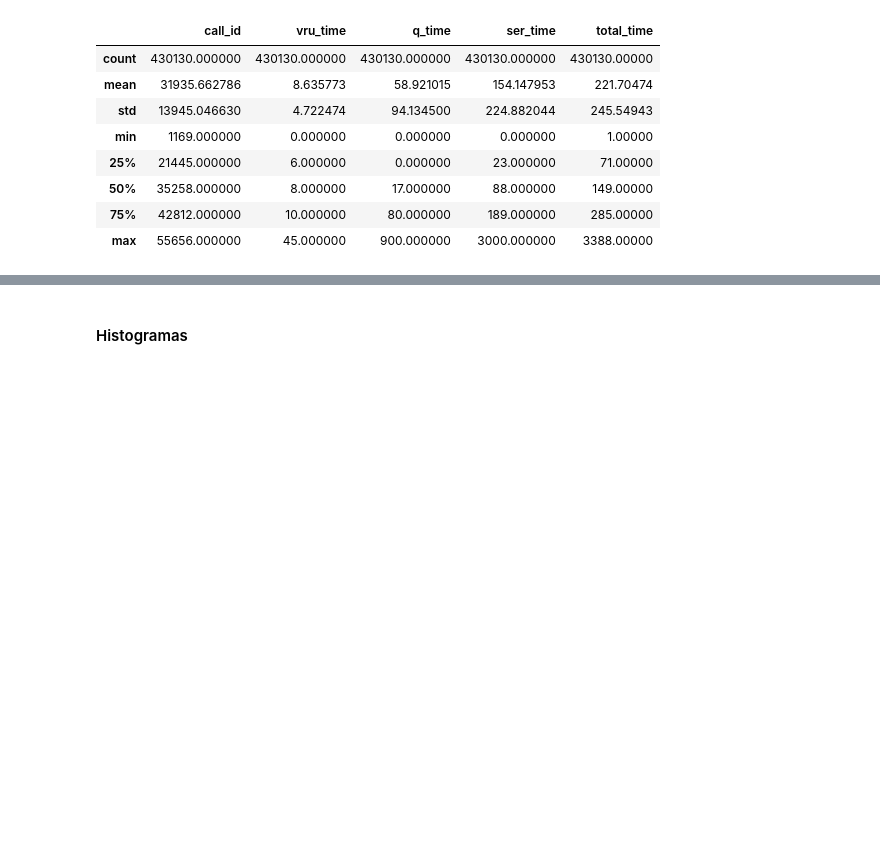
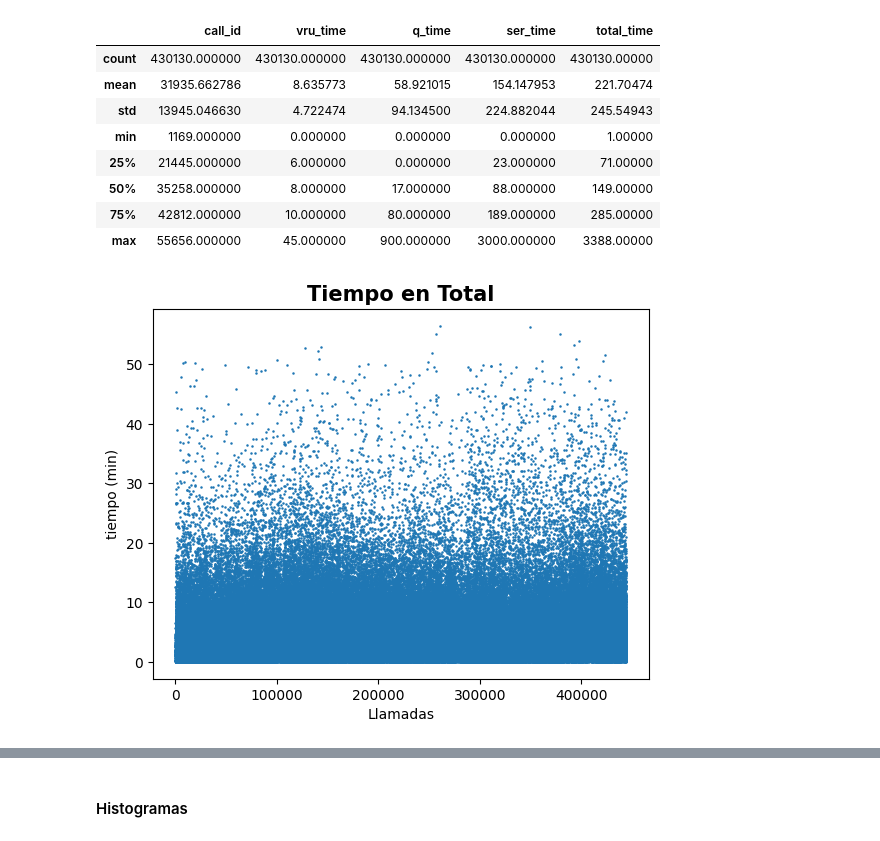
Before and after one commit to carocardenas0699/Proyecto-Integrador-CallCenter, a Jupyter notebook: EDA Completo.ipynb, the cells around one changed output, grey strips where cells are left out. Saved outputs shown, nothing was run; the diff lists cells and outputs as text; code cells hidden in the pictures; blank space fills up the shorter version.

```diff
--- a/EDA Completo.ipynb
+++ b/EDA Completo.ipynb
@@ -539,3 +539,11 @@ calls.describe()
 | 50% | 35258.000000 | 8.000000 | 17.000000 | 88.000000 | 149.00000 |
 | 75% | 42812.000000 | 10.000000 | 80.000000 | 189.000000 | 285.00000 |
 | max | 55656.000000 | 45.000000 | 900.000000 | 3000.000000 | 3388.00000 |
+# %%
+plt.plot(calls['total_time']/60,'o',markersize=0.8)
+plt.title('Tiempo en Total', fontweight = 'bold',fontsize=15)
+plt.xlabel('Llamadas')
+plt.ylabel('tiempo (min)')
+plt.show()
+# %% [output]
+[figure, added]
```
Also changed, not shown: parts of 8 cells of this notebook.
